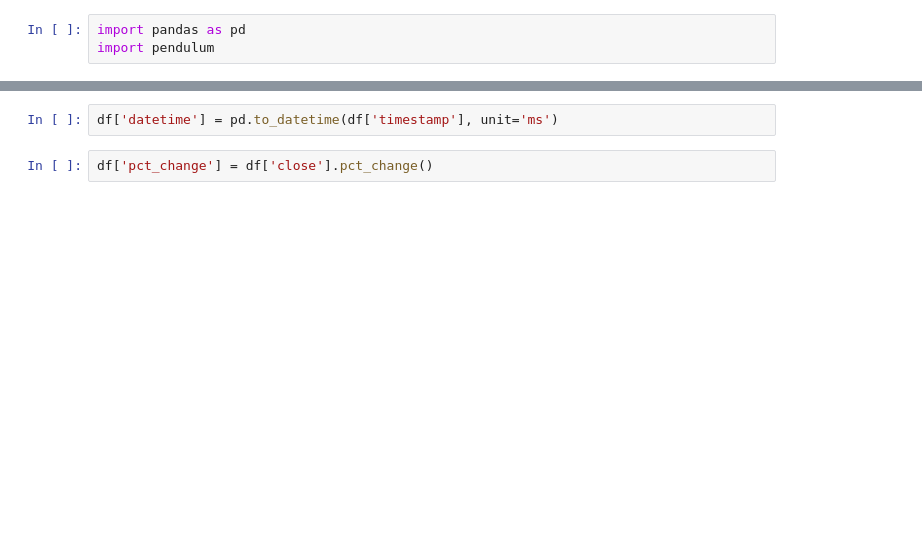
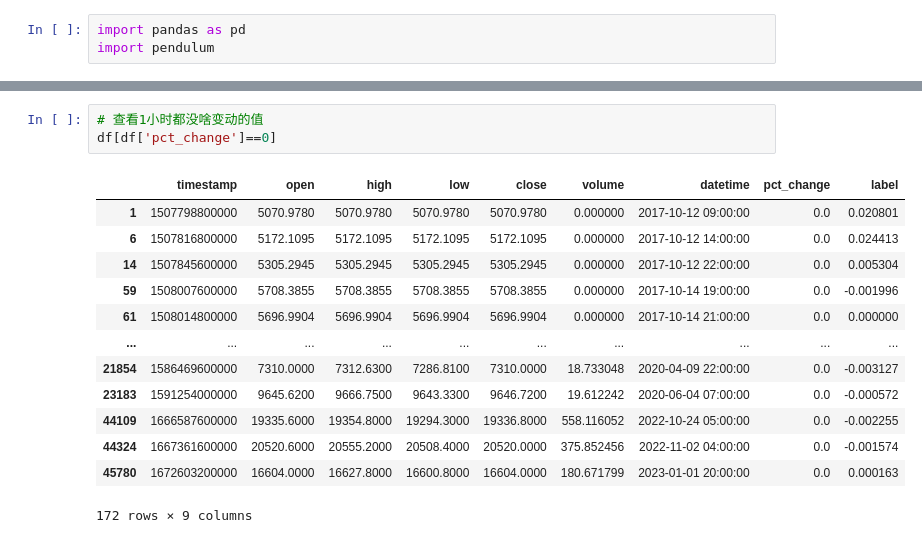
Before and after one commit to w0330t/data-processing, a Jupyter notebook: v1.ipynb, the cells around one changed output, grey strips where cells are left out. Saved outputs shown, nothing was run; the diff lists cells and outputs as text; blank space fills up the shorter version.

```diff
--- a/v1.ipynb
+++ b/v1.ipynb
@@ -69,4 +69,17 @@ end: 2021-09-29 08:59:00
-# %%
-df['datetime'] = pd.to_datetime(df['timestamp'], unit='ms')
-# %%
-df['pct_change'] = df['close'].pct_change()
+# %%
+# 查看1小时都没啥变动的值
+df[df['pct_change']==0]
+# %% [output]
+|  | timestamp | open | high | low | close | volume | datetime | pct_change | label |
+| 1 | 1507798800000 | 5070.9780 | 5070.9780 | 5070.9780 | 5070.9780 | 0.000000 | 2017-10-12 09:00:00 | 0.0 | 0.020801 |
+| 6 | 1507816800000 | 5172.1095 | 5172.1095 | 5172.1095 | 5172.1095 | 0.000000 | 2017-10-12 14:00:00 | 0.0 | 0.024413 |
+| 14 | 1507845600000 | 5305.2945 | 5305.2945 | 5305.2945 | 5305.2945 | 0.000000 | 2017-10-12 22:00:00 | 0.0 | 0.005304 |
+| 59 | 1508007600000 | 5708.3855 | 5708.3855 | 5708.3855 | 5708.3855 | 0.000000 | 2017-10-14 19:00:00 | 0.0 | -0.001996 |
+| 61 | 1508014800000 | 5696.9904 | 5696.9904 | 5696.9904 | 5696.9904 | 0.000000 | 2017-10-14 21:00:00 | 0.0 | 0.000000 |
+| ... | ... | ... | ... | ... | ... | ... | ... | ... | ... |
+| 21854 | 1586469600000 | 7310.0000 | 7312.6300 | 7286.8100 | 7310.0000 | 18.733048 | 2020-04-09 22:00:00 | 0.0 | -0.003127 |
+| 23183 | 1591254000000 | 9645.6200 | 9666.7500 | 9643.3300 | 9646.7200 | 19.612242 | 2020-06-04 07:00:00 | 0.0 | -0.000572 |
+| 44109 | 1666587600000 | 19335.6000 | 19354.8000 | 19294.3000 | 19336.8000 | 558.116052 | 2022-10-24 05:00:00 | 0.0 | -0.002255 |
+| 44324 | 1667361600000 | 20520.6000 | 20555.2000 | 20508.4000 | 20520.0000 | 375.852456 | 2022-11-02 04:00:00 | 0.0 | -0.001574 |
+| 45780 | 1672603200000 | 16604.0000 | 16627.8000 | 16600.8000 | 16604.0000 | 180.671799 | 2023-01-01 20:00:00 | 0.0 | 0.000163 |
+172 rows × 9 columns
```
Also changed, not shown: parts of 29 cells of this notebook.
